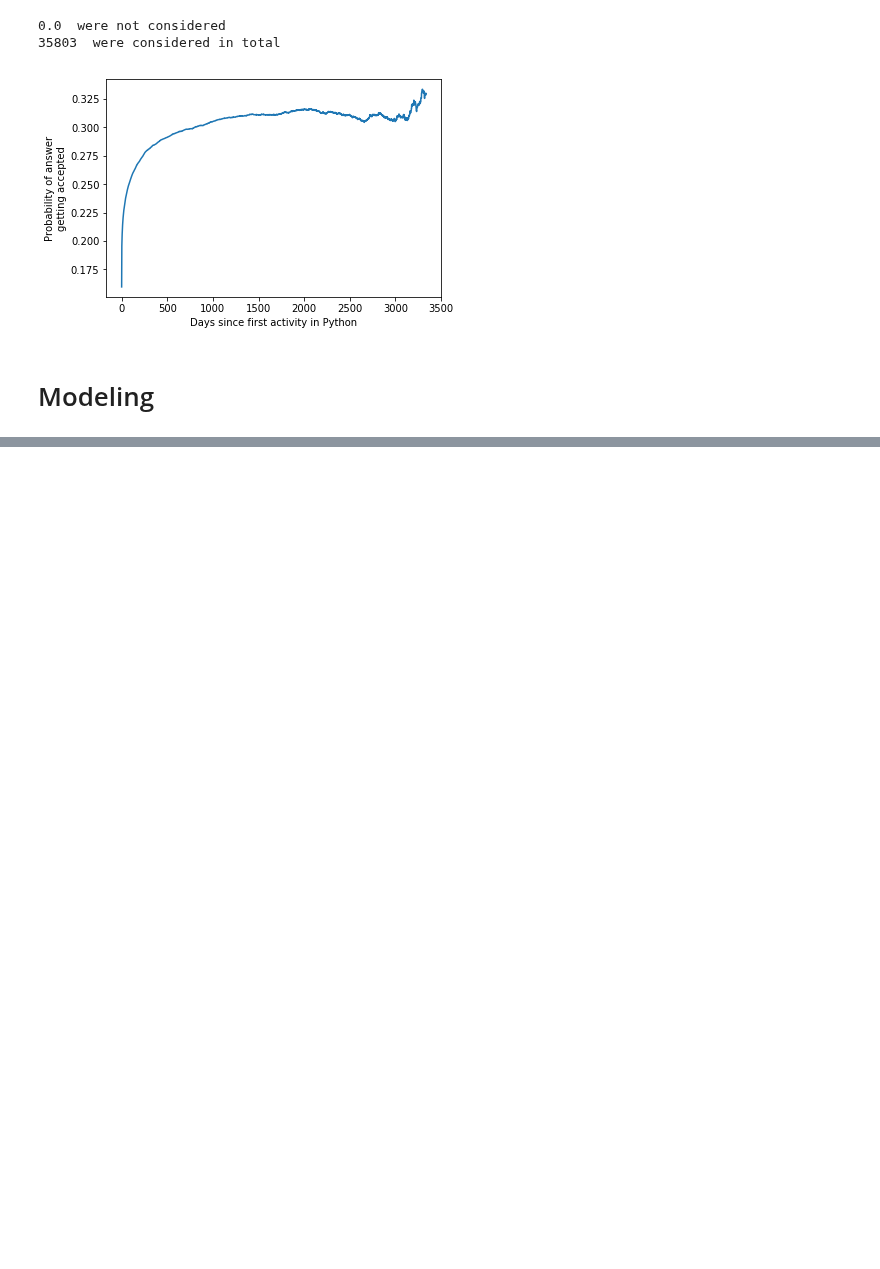
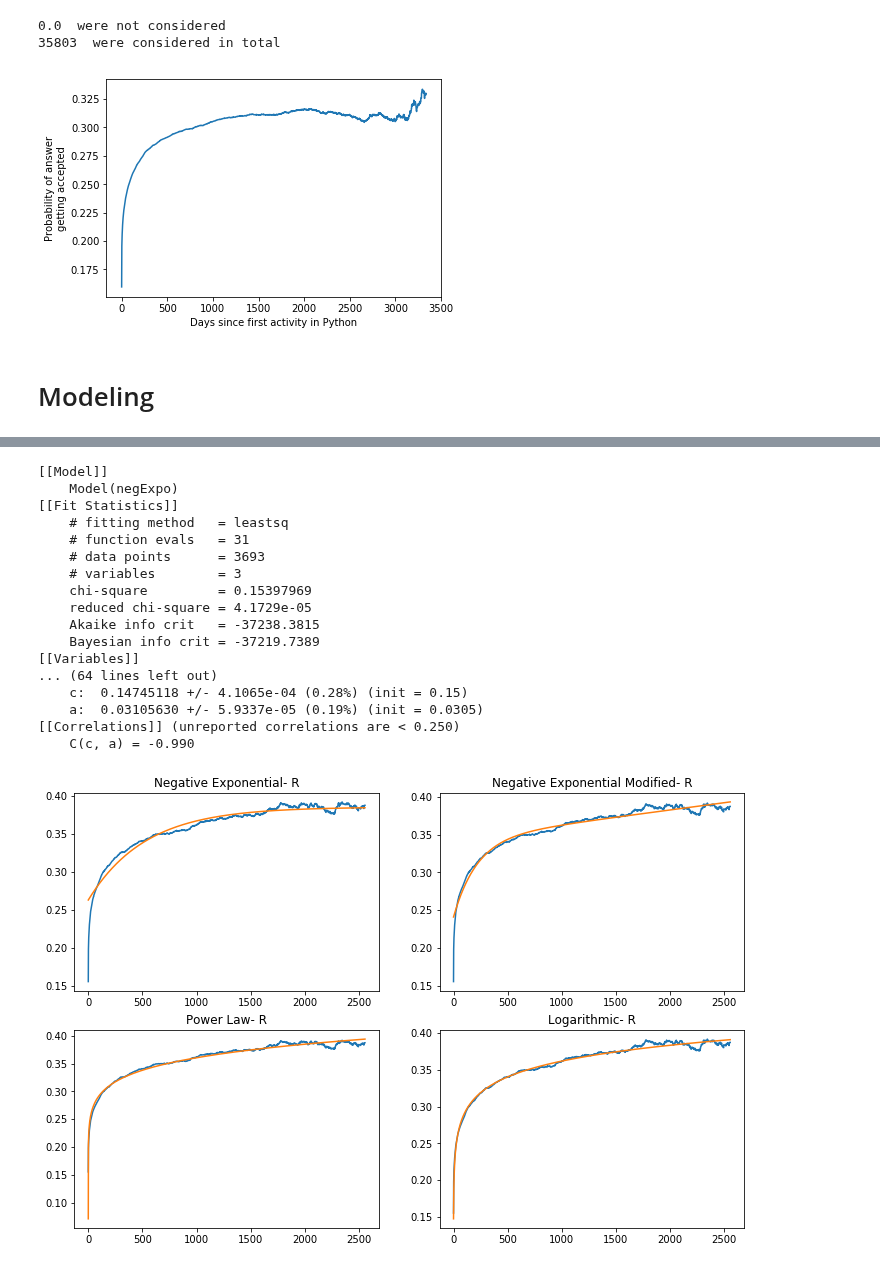
Before and after one commit to live-wire/overflow, a Jupyter notebook: ProbAccAnswerAllLanguages.ipynb, the cells around one changed output, grey strips where cells are left out. Saved outputs shown, nothing was run; the diff lists cells and outputs as text; code cells hidden in the pictures; blank space fills up the shorter version.

```diff
--- a/ProbAccAnswerAllLanguages.ipynb
+++ b/ProbAccAnswerAllLanguages.ipynb
@@ -374,0 +393,58 @@ plt.plot(Rx_all,powerLaw(t=Rx_all,**resultPowerLaw.values))
+# %%
+def plotModelResults (x_all,probs,language,i_S0,i_M,i_lbd,i_k,i_b,i_a,i_c,i_la,i_lc):
+    #Compare model with data
+    [resultNegExpo,resultNegExpoModif,resultPowerLaw,resultLog] = modelsFitting(x_all,probs,"leastsq",i_S0,i_M,i_lbd,i_k,i_b,i_a,i_c,i_la,i_lc)
+    # Least Squares Optimization
+    plt.figure(figsize=(12,8))
+    plt.subplot(2,2,1)
+    #plotting model - Negative Exponential
+    plt.plot(x_all,probs)
+    plt.plot(x_all,negExpo(t=x_all,**resultNegExpo.values))
+    plt.title("Negative Exponential- "+language)
+
+    plt.subplot(2,2,2)
+    #plotting model - Negative Exponential Modified
+    plt.plot(x_all,probs)
+    plt.plot(x_all,negExpoModif(t=x_all,**resultNegExpoModif.values))
+    plt.title("Negative Exponential Modified- "+language)
+
+    plt.subplot(2,2,3)
+    #plotting model - PowerLaw
+    plt.plot(x_all,probs)
+    plt.plot(x_all,powerLaw(t=x_all,**resultPowerLaw.values))
+    plt.title("Power Law- "+language)
+
+    plt.subplot(2,2,4)
+    #plotting model - Logarithmic
+    plt.plot(x_all,probs)
+    plt.plot(x_all,logarithmic(t=x_all,**resultLog.values))
+    plt.title("Logarithmic- "+language)
+    plt.show
+
+    #Print Goodness of fit
+    #Assess Goodness of fit
+    print(resultNegExpo.fit_report(min_correl=0.25))
+    print(resultNegExpoModif.fit_report(min_correl=0.25))
+    print(resultPowerLaw.fit_report(min_correl=0.25))
+    print(resultLog.fit_report(min_correl=0.25))
+# %%
+plotModelResults(Rx_all,Rprobs,"R",0.15,0.38,0.005,0.000005,0.000000009,.135,.15,.0305,.15)
+# %% [output]
+[[Model]]
+    Model(negExpo)
+[[Fit Statistics]]
+    # fitting method   = leastsq
+    # function evals   = 31
+    # data points      = 3693
+    # variables        = 3
+    chi-square         = 0.15397969
+    reduced chi-square = 4.1729e-05
+    Akaike info crit   = -37238.3815
+    Bayesian info crit = -37219.7389
+[[Variables]]
+... (64 lines left out)
+    c:  0.14745118 +/- 4.1065e-04 (0.28%) (init = 0.15)
+    a:  0.03105630 +/- 5.9337e-05 (0.19%) (init = 0.0305)
+[[Correlations]] (unreported correlations are < 0.250)
+    C(c, a) = -0.990
+[figure, added]
```
Also changed, not shown: parts of 14 cells of this notebook.
